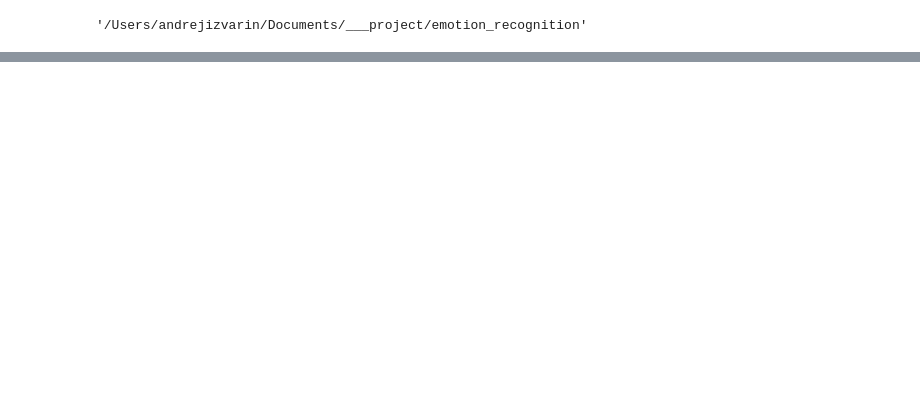
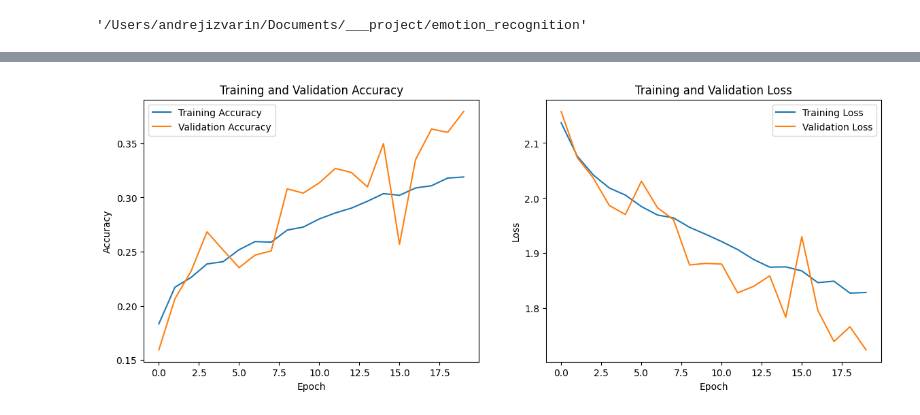
Before and after one commit to Andre-1970/emotion_recognition, a Jupyter notebook: notebooks/model_training.ipynb, the cells around one changed output, grey strips where cells are left out. Cells and saved outputs as stored; diff of their text form; code cells hidden in the pictures; blank space fills up the shorter version.

Commit message:
model

```diff
--- a/notebooks/model_training.ipynb
+++ b/notebooks/model_training.ipynb
@@ -32,0 +25,3 @@ KeyboardInterrupt:
+# %%
+data_path = "data"
+data_loader = DataLoader(data_path)
@@ -32,0 +89,17 @@ KeyboardInterrupt:
+# %%
+# Количество образцов
+num_train_samples = len(data_loader.labels_df)
+num_val_samples = int(0.2 * num_train_samples)
+
+batch_size = 32  # Размер пакета
+
+steps_per_epoch = num_train_samples // batch_size
+validation_steps = num_val_samples // batch_size
+
+history = model.fit(
+    train_dataset,
+    epochs=20,
+    steps_per_epoch=steps_per_epoch,
+    validation_data=train_dataset,
+    validation_steps=validation_steps,
+)
@@ -32,0 +146,29 @@ KeyboardInterrupt:
+# %%
+def plot_training_history(history):
+    # График точности
+    plt.figure(figsize=(14, 5))
+
+    # Подграфик для точности
+    plt.subplot(1, 2, 1)
+    plt.plot(history.history["accuracy"], label="Training Accuracy")
+    plt.plot(history.history["val_accuracy"], label="Validation Accuracy")
+    plt.title("Training and Validation Accuracy")
+    plt.xlabel("Epoch")
+    plt.ylabel("Accuracy")
+    plt.legend()
+
+    # Подграфик для потерь
+    plt.subplot(1, 2, 2)
+    plt.plot(history.history["loss"], label="Training Loss")
+    plt.plot(history.history["val_loss"], label="Validation Loss")
+    plt.title("Training and Validation Loss")
+    plt.xlabel("Epoch")
+    plt.ylabel("Loss")
+    plt.legend()
+
+    plt.show()
+
+
+plot_training_history(history)
+# %% [output]
+[figure, added]
```
Also changed, not shown: parts of 6 cells of this notebook, 4 other files.
